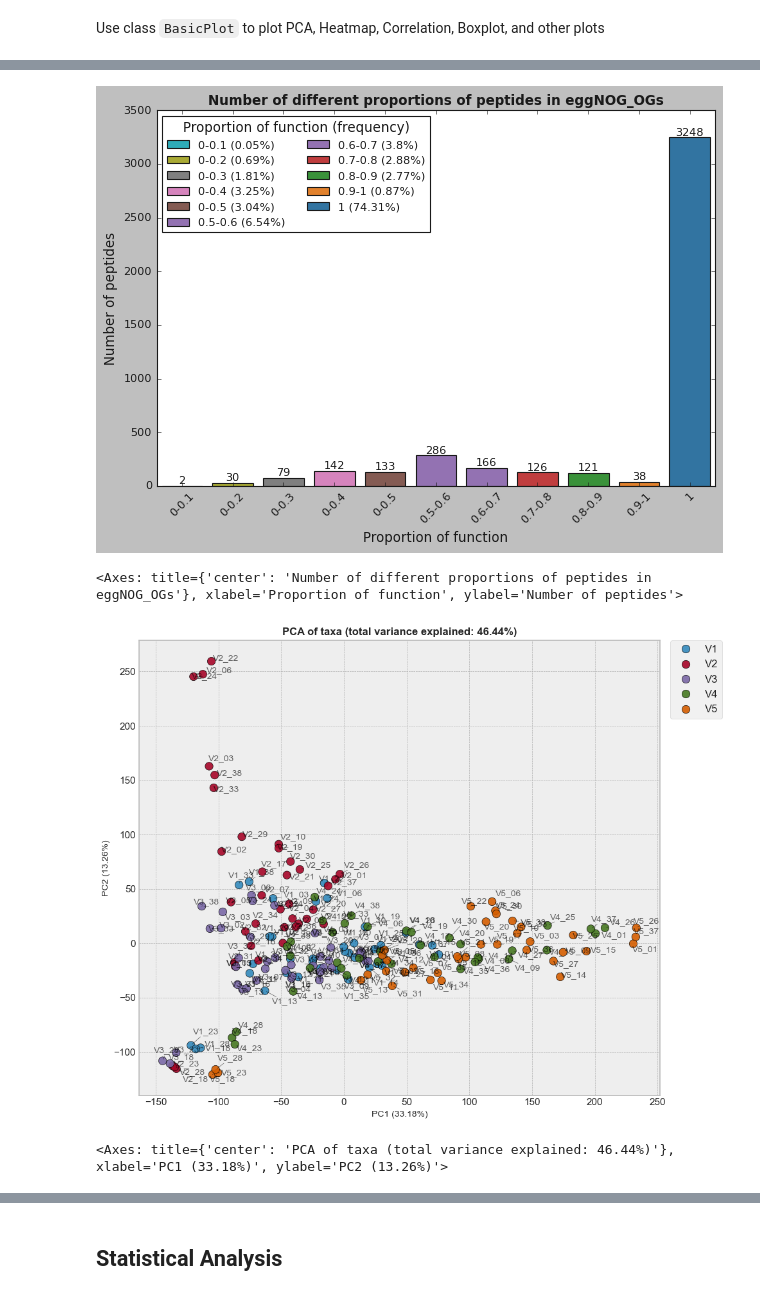
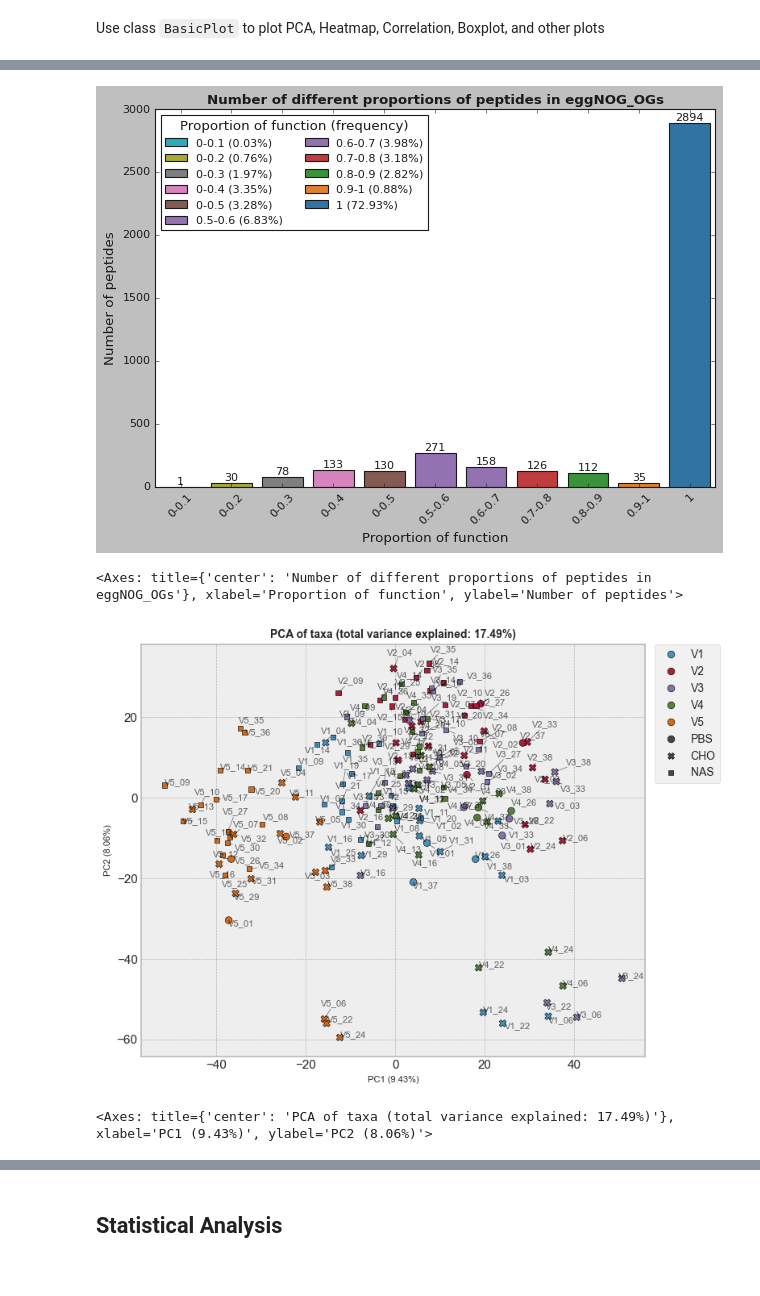
Before and after one commit to byemaxx/MetaX, a Jupyter notebook: Docs/example.ipynb, the cells around one changed output, grey strips where cells are left out. Drawn from its saved outputs; the diff is of its cells as text; code cells hidden in the pictures.

```diff
--- a/Docs/example.ipynb
+++ b/Docs/example.ipynb
@@ -22,7 +22,7 @@ from metax.taxafunc_analyzer.analyzer import TaxaFuncAnalyzer
 # %% [markdown]
 Create a new OTF object.
 # %%
-df_path = '../data/example_data/Example_OTF.tsv'
-meta_path = '../data/example_data/Example_Meta.tsv'
+df_path = '../metax/data/example_data/Example_OTF.tsv'
+meta_path = '../metax/data/example_data/Example_Meta.tsv'
 sw = TaxaFuncAnalyzer(df_path, meta_path, any_df_mode=False)
 # %% [output]
@@ -52,20 +134,17 @@ Parameters:
 # %%
-sw.set_func('KEGG_ko')
-
-# sw.set_group('Person')
-# sw.set_group('Person')
 sw.set_multi_tables(level='s',
-                    outlier_params = {'detect_method': 'zero-dominant', 'handle_method': 'original',
+                    outlier_params = {'detect_method': 'missing-value', 'handle_method': 'fillzero',
                         "detection_by_group" : 'Individual', "handle_by_group": None},
                     data_preprocess_params = {
-                                            'normalize_method': None,
+                                            'normalize_method': 'None',
                                             'transform_method': "log2",
                                             'batch_meta': 'None',
-                                            'processing_order': None},
-                peptide_num_threshold = {'taxa': 2, 'func': 2, 'taxa_func': 2},
-                keep_unknow_func=False, sum_protein=False,
-                sum_protein_params = {'method': 'razor', 'by_sample': False, 'rank_method': 'unique_counts', 'greedy_method': 'heap', 'peptide_num_threshold': 3},
-                split_func=True, split_func_params = {'split_by': '|', 'share_intensity': False},
-                taxa_and_func_only_from_otf=False, quant_method='sum'
+                                            'processing_order': ['transform', 'normalize', 'batch']},
+                peptide_num_threshold = {'taxa': 3, 'func': 3, 'taxa_func': 3},
+                keep_unknow_func=False,
+                sum_protein=False,
+                sum_protein_params = {'method': 'anti-razor', 'by_sample': False, 'rank_method': 'unique_counts', 'greedy_method': 'heap', 'peptide_num_threshold': 3},
+                split_func=False, split_func_params = {'split_by': '|', 'share_intensity': False},
+                taxa_and_func_only_from_otf=False, quant_method='sum', func_threshold=1.00, remove_unknown_taxa=True
                 )
 # %% [output]
@@ -222,16 +318,16 @@ BasicPlot(sw).plot_taxa_number(theme='Auto', peptide_num=3, res_type='show')
 # %%
 BasicPlot(sw).plot_prop_stats(func_name = 'eggNOG_OGs', res_type='show', font_size=10, theme='classic')
 # %% [output]
-[figure, old version]
+[figure, new version]
 <Axes: title={'center': 'Number of different proportions of peptides in eggNOG_OGs'}, xlabel='Proportion of function', ylabel='Number of peptides'>
 # %%
 BasicPlot(sw).plot_pca_sns(df=sw.get_df(table_name='taxa'), title_name='taxa',
-                           show_label=True, width=10, height=8, font_size=10, rename_sample=False,
+                           show_label=True, width=8, height=6, font_size=8, rename_sample=False,
                            font_transparency=0.6, adjust_label=True, theme='bmh',
-                           sub_meta='None', legend_col_num=None, dot_size=None)
+                           sub_meta='Sugar_type', legend_col_num=None, dot_size=None)
 # %% [output]
-[figure, old version]
+[figure, new version]
-<Axes: title={'center': 'PCA of taxa (total variance explained: 46.44%)'}, xlabel='PC1 (33.18%)', ylabel='PC2 (13.26%)'>
+<Axes: title={'center': 'PCA of taxa (total variance explained: 17.49%)'}, xlabel='PC1 (9.43%)', ylabel='PC2 (8.06%)'>
 # %%
 BasicPlot(sw).plot_box_sns(df=sw.get_df(table_name='taxa_func'), title_name='taxa', show_fliers=False,
                            width=10, height=8, font_size=10, theme='bmh', rename_sample=False,
```
Also changed, not shown: parts of 37 cells of this notebook.
